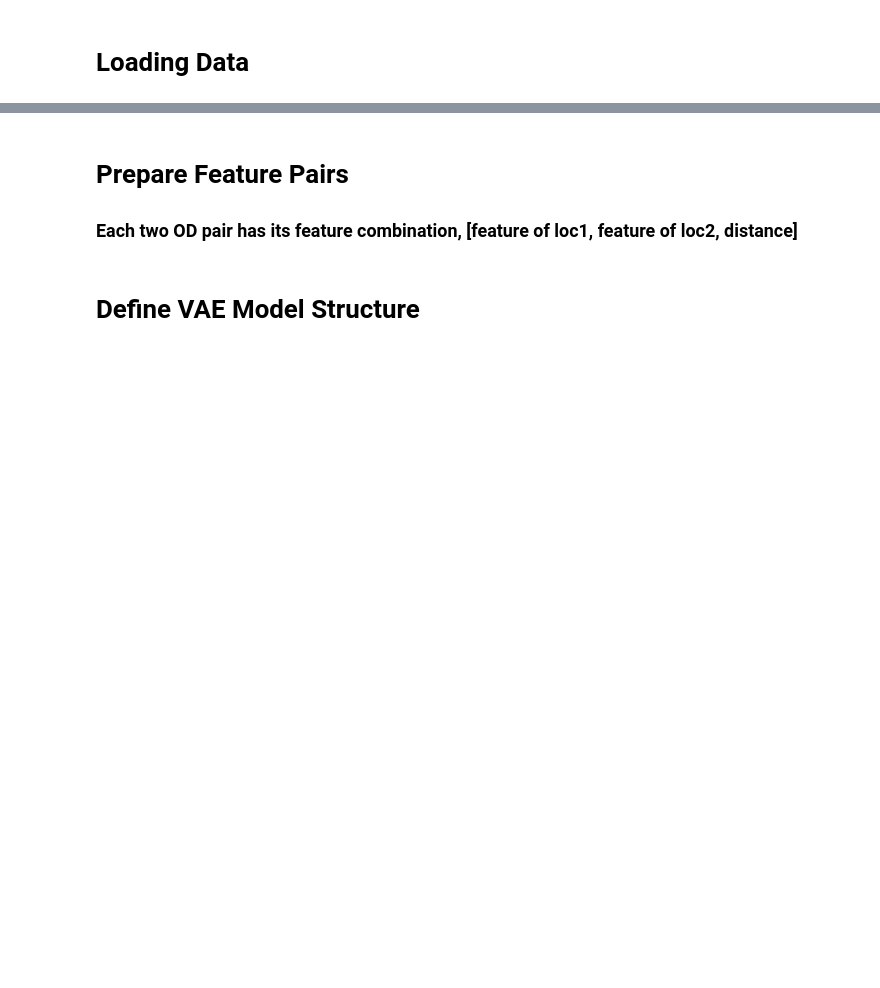
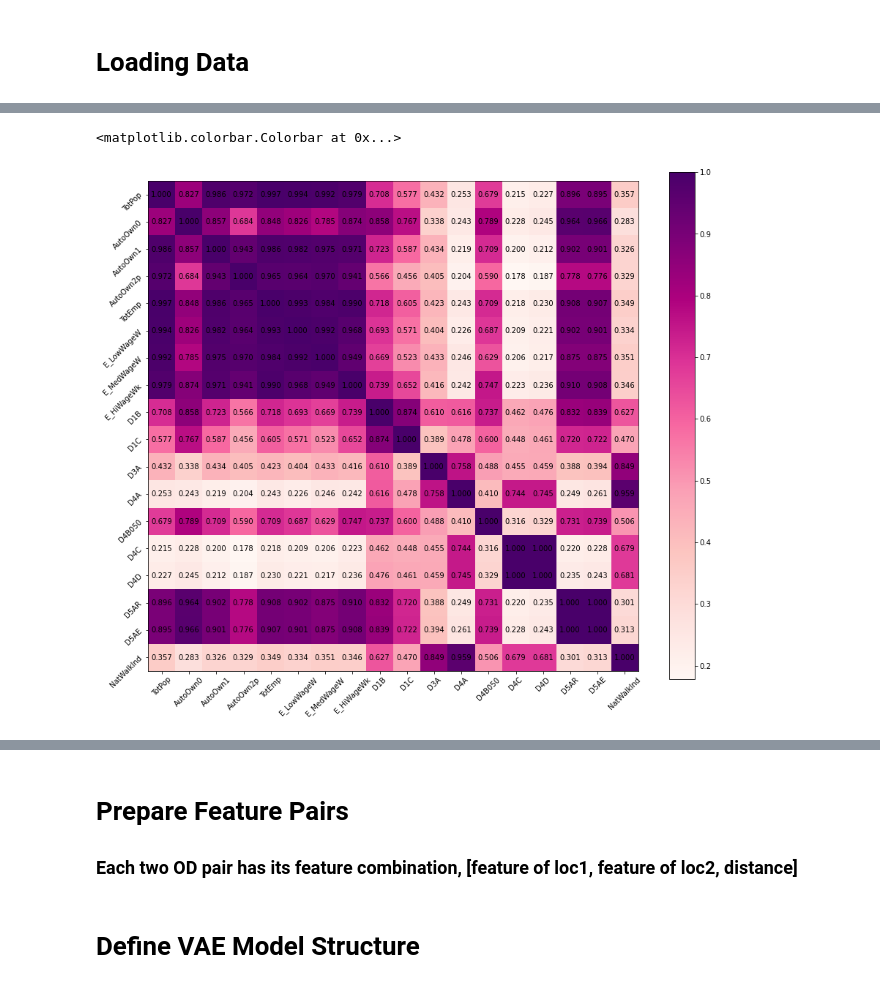
Before and after one commit to khzhang2/Air_Traffic, a Jupyter notebook: Model - VAE.ipynb, the cells around one changed output, grey strips where cells are left out. Saved outputs shown, nothing was run; the diff lists cells and outputs as text; code cells hidden in the pictures; blank space fills up the shorter version.

```diff
--- a/Model - VAE.ipynb
+++ b/Model - VAE.ipynb
@@ -13,6 +14,7 @@ atu.setup_seed(12)
 # %%
 us_CSA = gpd.read_file('./data/us_CSA.shp')
 OD = pd.read_csv('./outputs/201904_OD_CSA.csv', index_col=0).sort_index(axis=0).sort_index(axis=1)
+CSA_df = pd.read_csv('./data/CSA_df.csv')
 # %%
 us_CSA_use = us_CSA.loc[us_CSA['if_plot']==1]
 print(us_CSA_use.shape)
@@ -32,0 +48,11 @@ plt.imshow(OD)
+# %%
+data_X = pd.DataFrame(us_CSA_use.copy().drop(['CSA', 'CBSA', 'CBSA_Name', 'INTPTLAT', 'INTPTLON', 'geometry', 'if_plot'], axis=1))
+data_X.index = range(data_X.shape[0])
+# %%
+data_X['CSA_Code'] = ''
+for i in data_X.index:
+    CSA_Name = data_X.loc[i, 'CSA_Name']
+    data_X.loc[i, 'CSA_Code'] = CSA_df.loc[CSA_df['CSA_Name']==CSA_Name, 'Airport'].values[0]
+
+print(data_X.shape)
+data_X.head(2)
@@ -32,0 +64,13 @@ plt.imshow(OD)
+# %%
+plt.figure(figsize=[15,15])
+heat_plot_data_X = data_X.iloc[:, :18]
+plt.imshow(heat_plot_data_X.corr(), cmap='RdPu')
+for i in range(18):  # 18 features, number may subject to change
+    for j in range(18):
+        plt.text(i-0.4, j+0.1, '%.3f'%(heat_plot_data_X.corr().iloc[i, j]))
+plt.xticks(range(18), list(heat_plot_data_X.columns), rotation = 45)
+plt.yticks(range(18), list(heat_plot_data_X.columns), rotation = 45)
+plt.colorbar(shrink=0.85)
+# %% [output]
+<matplotlib.colorbar.Colorbar at 0x...>
+[figure, added]
```
Also changed, not shown: parts of 10 cells of this notebook.
